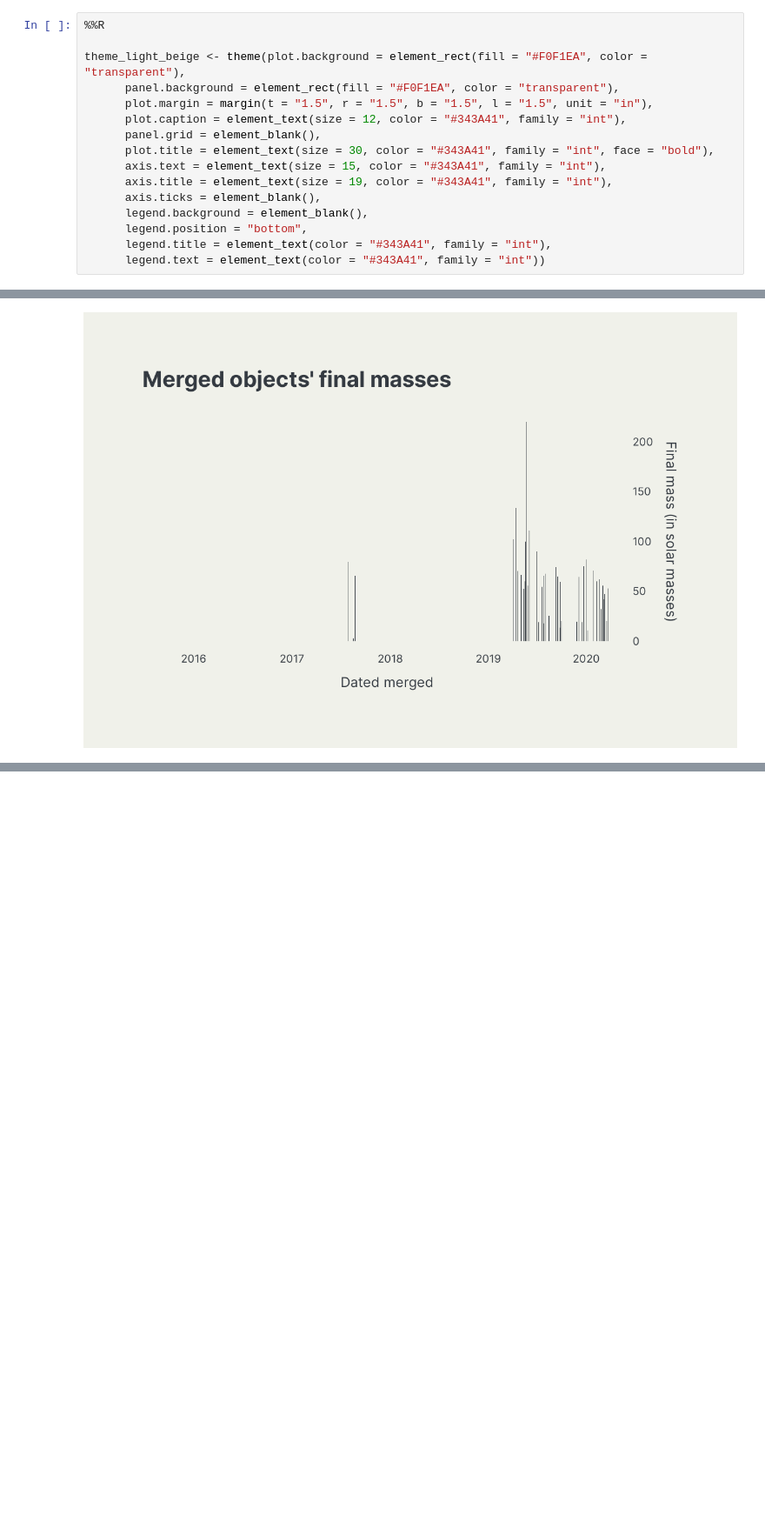
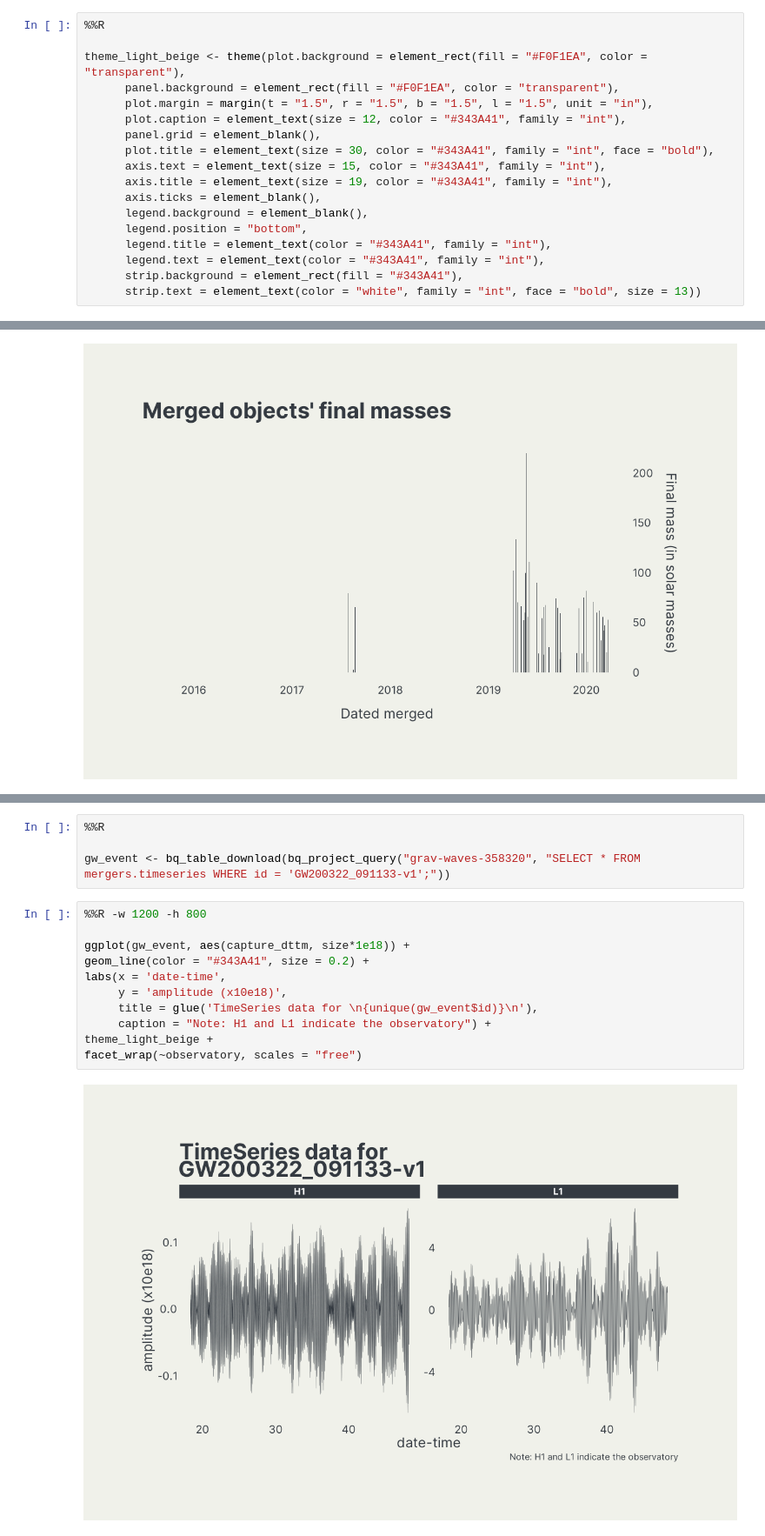
Before and after one commit to sullivannicole/grav-waves, a Jupyter notebook: 01_exploration.ipynb, the cells around one changed output, grey strips where cells are left out. Shown at 87% size. Cells and saved outputs as stored; diff of their text form; blank space fills up the shorter version.

Commit message:
Create visualization of raw timeseries data

```diff
--- a/01_exploration.ipynb
+++ b/01_exploration.ipynb
@@ -46,7 +50,9 @@ theme_light_beige <- theme(plot.background = element_rect(fill = "#F0F1EA", colo
       legend.background = element_blank(),
       legend.position = "bottom",
       legend.title = element_text(color = "#343A41", family = "int"),
-      legend.text = element_text(color = "#343A41", family = "int"))
+      legend.text = element_text(color = "#343A41", family = "int"),
+      strip.background = element_rect(fill = "#343A41"),
+      strip.text = element_text(color = "white", family = "int", face = "bold", size = 13))
 # %%
 %ls
 # %% [output]
@@ -322,0 +331,17 @@ theme_light_beige
+# %%
+%%R
+
+gw_event <- bq_table_download(bq_project_query("grav-waves-358320", "SELECT * FROM mergers.timeseries WHERE id = 'GW200322_091133-v1';"))
+# %%
+%%R -w 1200 -h 800
+
+ggplot(gw_event, aes(capture_dttm, size*1e18)) +
+geom_line(color = "#343A41", size = 0.2) +
+labs(x = 'date-time',
+     y = 'amplitude (x10e18)',
+     title = glue('TimeSeries data for \n{unique(gw_event$id)}\n'),
+     caption = "Note: H1 and L1 indicate the observatory") +
+theme_light_beige +
+facet_wrap(~observatory, scales = "free")
+# %% [output]
+[figure, added]
```
Also changed, not shown: parts of 6 cells of this notebook.
